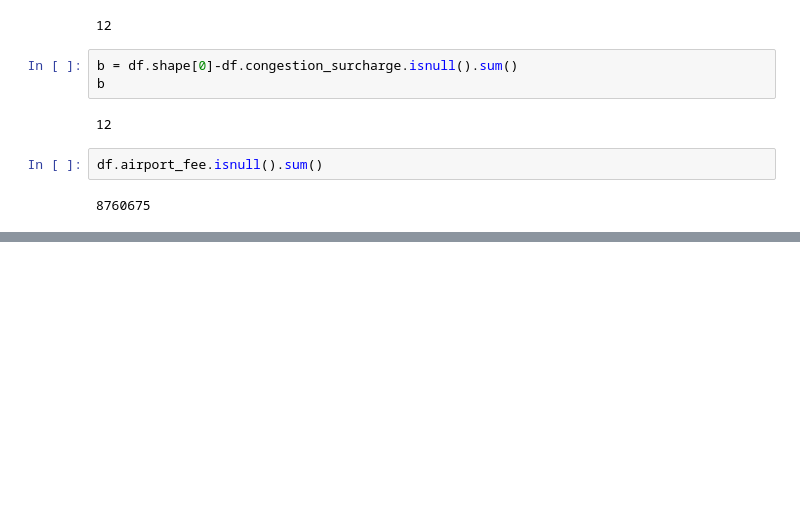
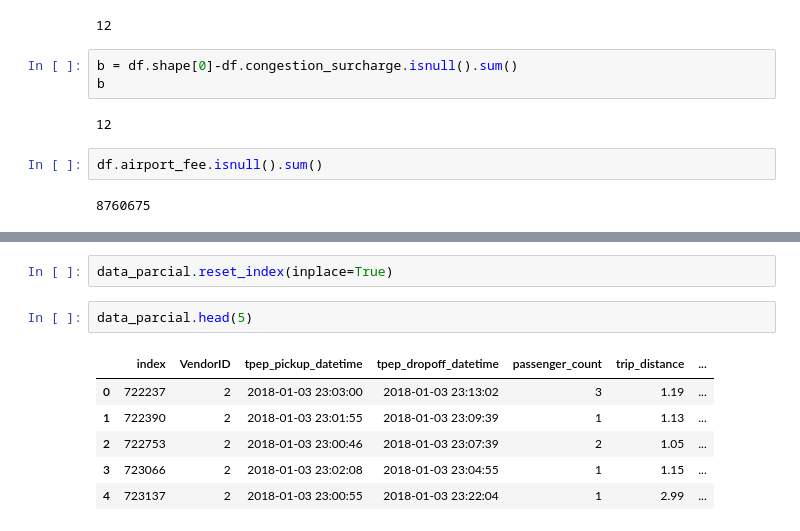
Before and after one commit to manusza/Proyecto-Taxis-NYC, a Jupyter notebook: taxis.ipynb, the cells around one changed output, grey strips where cells are left out. Cells and saved outputs as stored; diff of their text form; blank space fills up the shorter version.

```diff
--- a/taxis.ipynb
+++ b/taxis.ipynb
@@ -78,0 +125,11 @@ df.airport_fee.isnull().sum()
+# %%
+data_parcial.reset_index(inplace=True)
+# %%
+data_parcial.head(5)
+# %% [output]
+|  | index | VendorID | tpep_pickup_datetime | tpep_dropoff_datetime | passenger_count | trip_distance | ... |
+| 0 | 722237 | 2 | 2018-01-03 23:03:00 | 2018-01-03 23:13:02 | 3 | 1.19 | ... |
+| 1 | 722390 | 2 | 2018-01-03 23:01:55 | 2018-01-03 23:09:39 | 1 | 1.13 | ... |
+| 2 | 722753 | 2 | 2018-01-03 23:00:46 | 2018-01-03 23:07:39 | 2 | 1.05 | ... |
+| 3 | 723066 | 2 | 2018-01-03 23:02:08 | 2018-01-03 23:04:55 | 1 | 1.15 | ... |
+| 4 | 723137 | 2 | 2018-01-03 23:00:55 | 2018-01-03 23:22:04 | 1 | 2.99 | ... |
```
Also changed, not shown: parts of 35 cells of this notebook, 4 other files.
